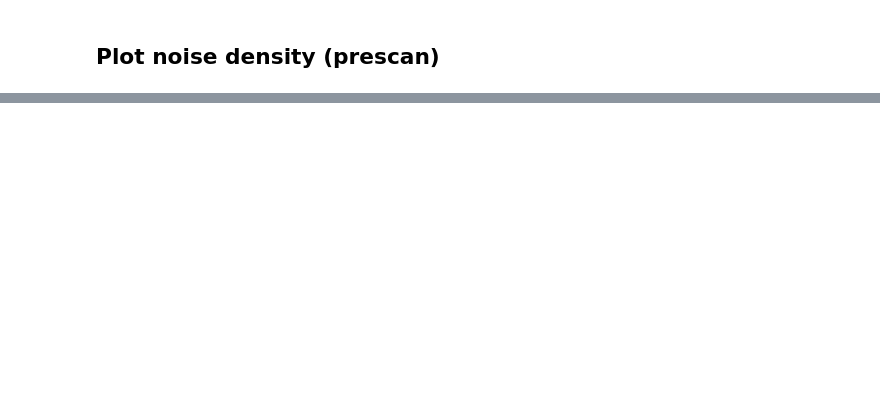
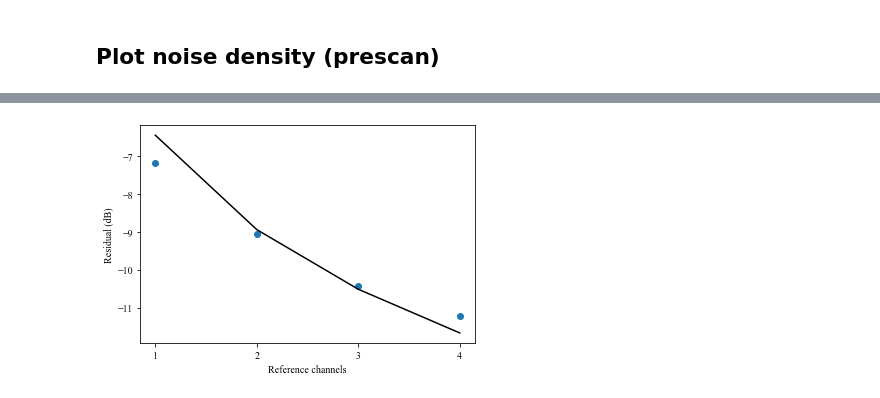
Before and after one commit to haddoc/mrir, a Jupyter notebook: notebooks/demo_INR_signal.ipynb, the cells around one changed output, grey strips where cells are left out. Saved outputs shown, nothing was run; the diff lists cells and outputs as text; code cells hidden in the pictures; blank space fills up the shorter version.

```diff
--- a/notebooks/demo_INR.ipynb
+++ b/notebooks/demo_INR_signal.ipynb
@@ -10,7 +10,7 @@ import plotly  as py
 import plotly.graph_objects as go
 # %%
 # Data import
-file_name = "/home/hri/Hyperfine/HFData/fid/inr_signal.h5"
+file_name = "../../data_interference/shielded_room/inr_signal.h5"
 data, index, metadata = read_raw(file_name)
 num_channels_all = metadata['console']['adc']['number_channels']
 num_channels_signal = metadata['rf']['receive']['num_signal_channels']
@@ -82,8 +80,9 @@ Average 2 channel = -17.116412921762496 dB
 # Compare with theory sqrt(1/(1+k*INR**2))
 
 # Model: noise coil INR is 4.5 dB, or INR = 1.7 (in amplitude)
-k = np.arange(1, 9)
+k = np.arange(1, 5)
 residual_model = 1 / np.sqrt(1 + k * 1.85 ** 2)
+residual_model = 20 * np.log10(residual_model)
 
 # Measured data: ration between raw and corrected
 residual_measured = np.zeros(4)
@@ -91,13 +90,24 @@ residual_measured[0] = avg_pow_1ch - avg_pow_raw
 residual_measured[1] = avg_pow_2ch - avg_pow_raw
 residual_measured[2] = avg_pow_3ch - avg_pow_raw
 residual_measured[3] = avg_pow_4ch - avg_pow_raw
-k_3 = [1, 2, 3, 4]
 
-fig = go.Figure()
-fig.update_layout(plot_bgcolor="white", title="Residual Interference", xaxis_title="Reference channels", yaxis_title="residual (dB)")
-line_style = {'color': 'black', 'width': 2}
-fig.add_trace(go.Scatter(x=k, y=20 * np.log10(residual_model), line=line_style, name='Model', mode='lines'))
-line_style = {'color': 'blue', 'width': 2}
-fig.add_trace(go.Scatter(x=k_3, y=residual_measured, line=line_style, name='Measured', mode='markers'))
-fig.show()
+import matplotlib
+matplotlib.rcParams['font.family'] = "Times New Roman"
+matplotlib.rcParams['font.size'] = 18
+import matplotlib.pyplot as plt
+fig, ax = plt.subplots(ncols=1, nrows=1, figsize=(6,4))
+ax.plot(k[:4], residual_measured, marker='o', linestyle='None')
+ax.plot(k, residual_model, 'black')
+ax.set_xticks(np.arange(1,5))
+ax.set_xlabel("Reference channels")
+ax.set_ylabel("Residual (dB)")
+plt.show()
+
+# Save figure
+dir_data, file_data = os.path.split(file_name)
+dir_fig = os.path.join(dir_data, "figures")
+if not os.path.isdir(dir_fig):
+    os.mkdir(dir_fig)
+file_fig = os.path.splitext(file_data)[0] + ".png"
+fig.savefig(os.path.join(dir_fig, file_fig))
 # %% [output]
@@ -104,0 +114 @@ fig.show()
+[figure, added]
```
Also changed, not shown: parts of 2 cells of this notebook, 4 other files.
